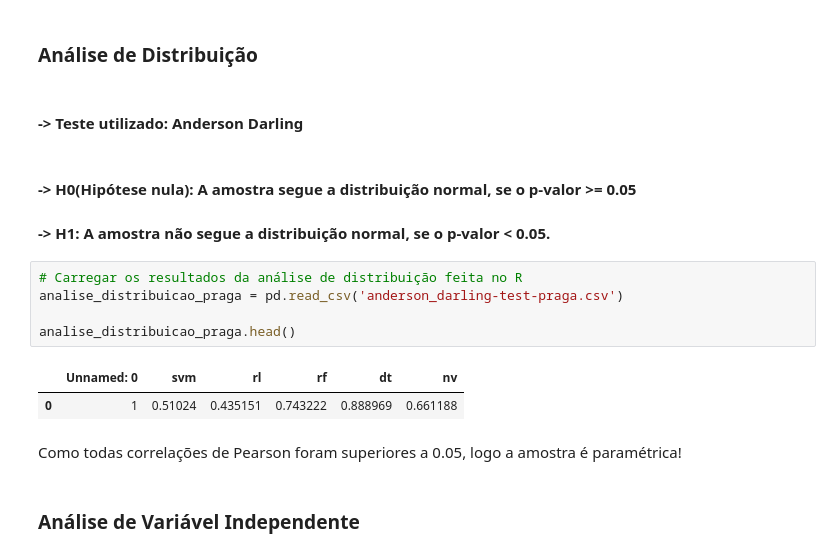
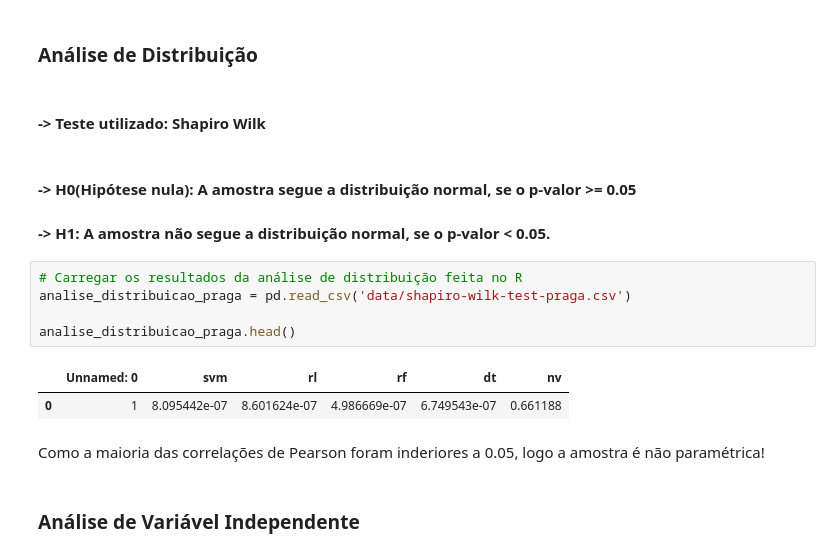
Before and after one commit to thiagogcosta/ds-verde-sobre-verde, a Jupyter notebook: identificacao_pragas.ipynb, the cells around one changed output. Saved outputs shown, nothing was run; the diff lists cells and outputs as text.

```diff
--- a/identificacao_pragas.ipynb
+++ b/identificacao_pragas.ipynb
@@ -1167,21 +1167,21 @@ Objetivo: Identificar quais modelos que ao serem otimizados os hiperparâmetros
 # %% [markdown]
 ### Análise de Distribuição
 # %% [markdown]
-#### -> Teste utilizado: Anderson Darling
+#### -> Teste utilizado: Shapiro Wilk
 # %% [markdown]
 #### -> H0(Hipótese nula): A amostra segue a distribuição normal, se o p-valor >= 0.05
 
 #### -> H1: A amostra não segue a distribuição normal, se o p-valor < 0.05.
 # %%
 # Carregar os resultados da análise de distribuição feita no R
-analise_distribuicao_praga = pd.read_csv('anderson_darling-test-praga.csv')
+analise_distribuicao_praga = pd.read_csv('data/shapiro-wilk-test-praga.csv')
 
 analise_distribuicao_praga.head()
 # %% [output]
 |  | Unnamed: 0 | svm | rl | rf | dt | nv |
-| 0 | 1 | 0.51024 | 0.435151 | 0.743222 | 0.888969 | 0.661188 |
+| 0 | 1 | 8.095442e-07 | 8.601624e-07 | 4.986669e-07 | 6.749543e-07 | 0.661188 |
 # %% [markdown]
-Como todas correlações de Pearson foram superiores a 0.05, logo a amostra é paramétrica!
+Como a maioria das correlações de Pearson foram inderiores a 0.05, logo a amostra é não paramétrica!
 # %% [markdown]
 ### Análise de Variável Independente
 # %% [markdown]
```
Also changed, not shown: parts of 17 cells of this notebook, 19 other files.
